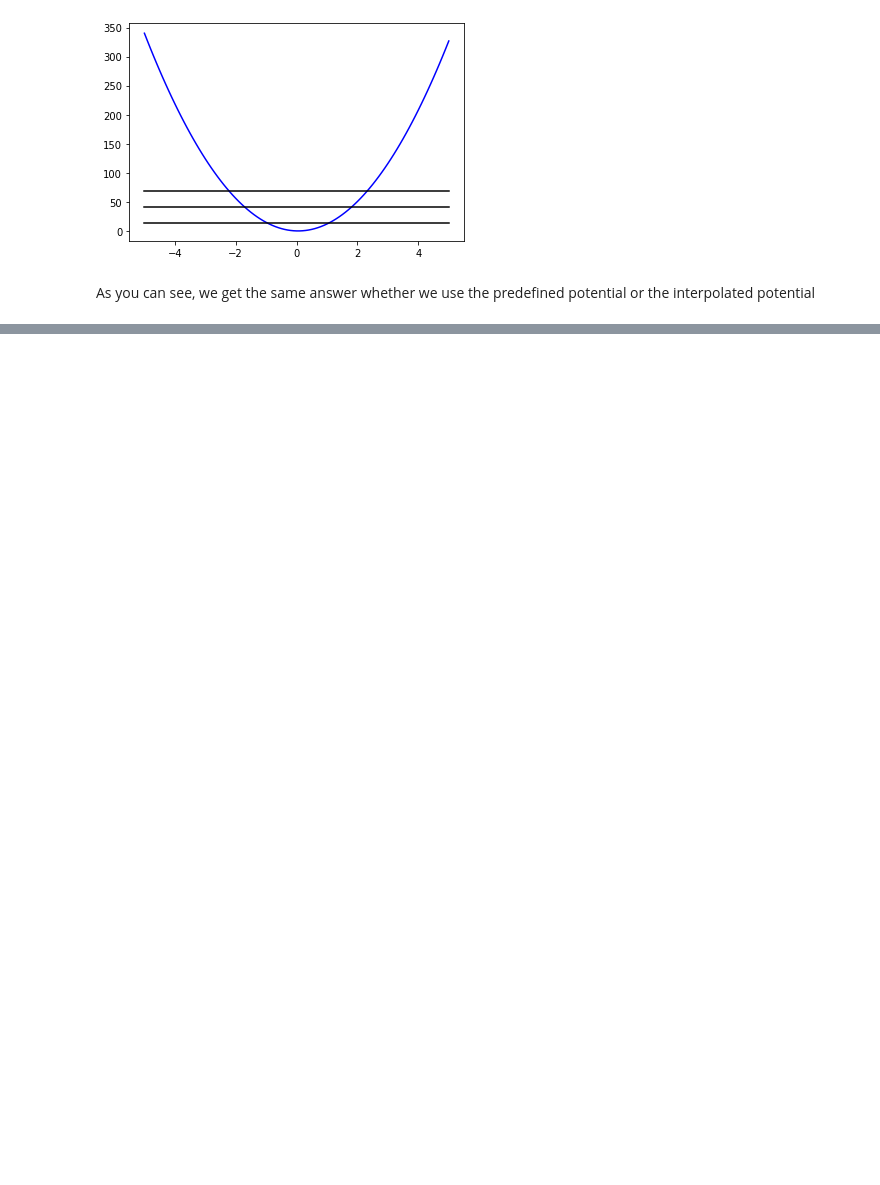
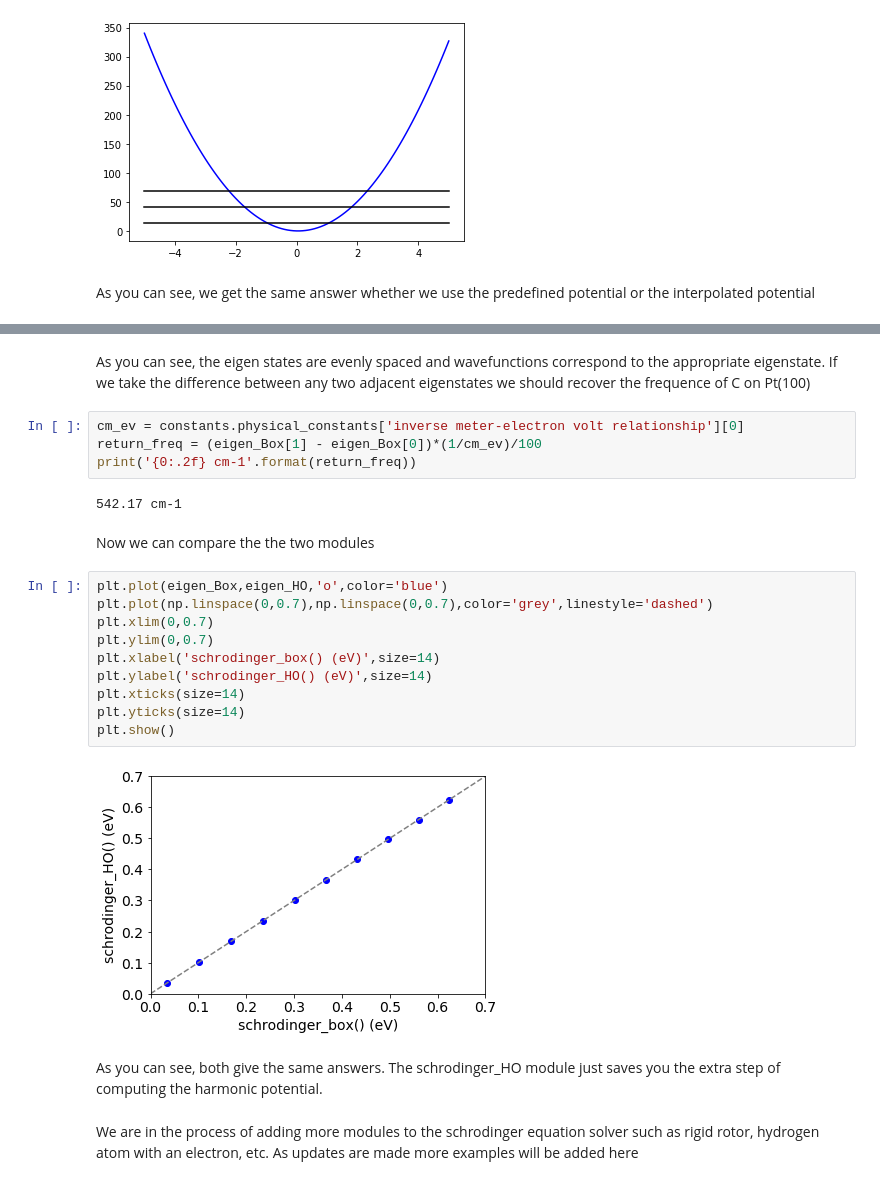
Before and after one commit to cwaitt/QWavE, a Jupyter notebook: examples/Schrodinger_Solver.ipynb, the cells around one changed output, grey strips where cells are left out. Drawn from its saved outputs; the diff is of its cells as text; blank space fills up the shorter version.

```diff
--- a/examples/Schrodinger_Solver.ipynb
+++ b/examples/Schrodinger_Solver.ipynb
@@ -139,0 +266,26 @@ As you can see, the potential is fairly harmonic near the center of the box, but
+# %% [markdown]
+As you can see, the eigen states are evenly spaced and wavefunctions correspond to the appropriate eigenstate. If we take the difference between any two adjacent eigenstates we should recover the frequence of C on Pt(100)
+# %%
+cm_ev = constants.physical_constants['inverse meter-electron volt relationship'][0]
+return_freq = (eigen_Box[1] - eigen_Box[0])*(1/cm_ev)/100
+print('{0:.2f} cm-1'.format(return_freq))
+# %% [output]
+542.17 cm-1
+# %% [markdown]
+Now we can compare the the two modules
+# %%
+plt.plot(eigen_Box,eigen_HO,'o',color='blue')
+plt.plot(np.linspace(0,0.7),np.linspace(0,0.7),color='grey',linestyle='dashed')
+plt.xlim(0,0.7)
+plt.ylim(0,0.7)
+plt.xlabel('schrodinger_box() (eV)',size=14)
+plt.ylabel('schrodinger_HO() (eV)',size=14)
+plt.xticks(size=14)
+plt.yticks(size=14)
+plt.show()
+# %% [output]
+[figure, added]
+# %% [markdown]
+As you can see, both give the same answers. The schrodinger_HO module just saves you the extra step of computing the harmonic potential.
+# %% [markdown]
+We are in the process of adding more modules to the schrodinger equation solver such as rigid rotor, hydrogen atom with an electron, etc. As updates are made more examples will be added here
```
Also changed, not shown: parts of 9 cells of this notebook, 10 other files.
